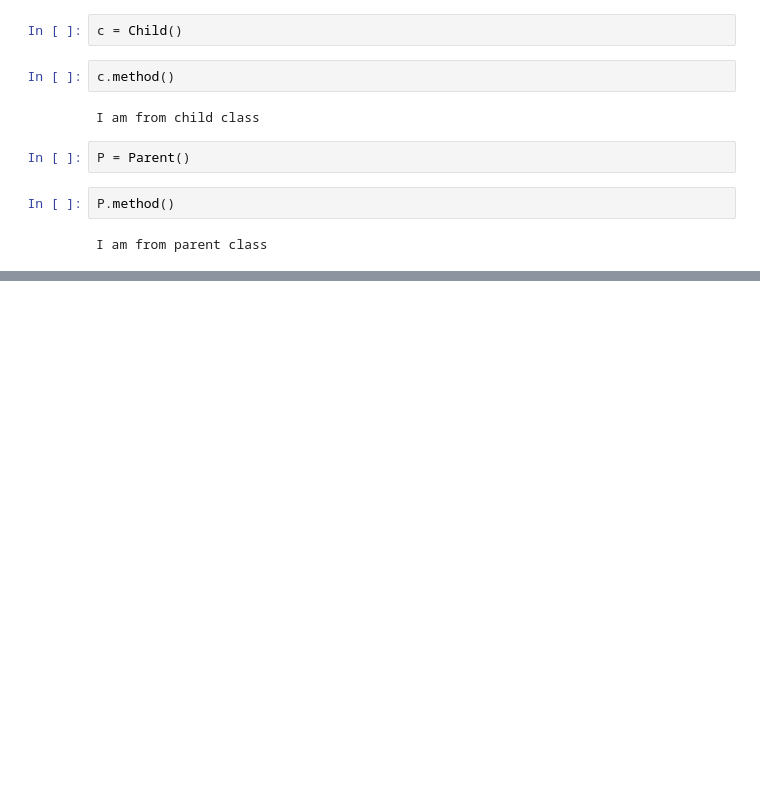
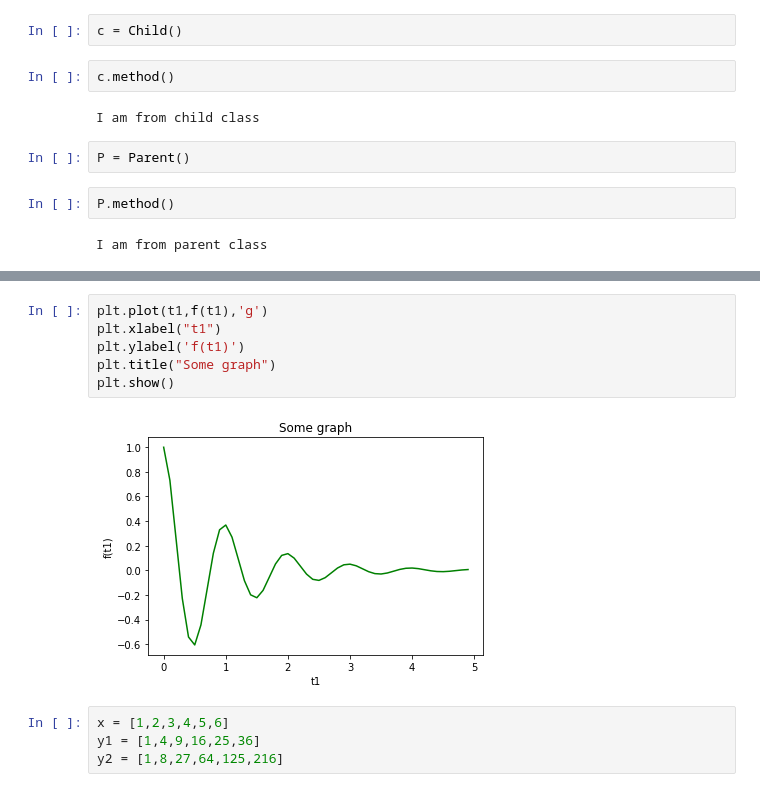
Before and after one commit to sharmasaravanan/Machine_learning, a Jupyter notebook: MSME-Python_30-Aug-2019.ipynb, the cells around one changed output, grey strips where cells are left out. Saved outputs shown, nothing was run; the diff lists cells and outputs as text; blank space fills up the shorter version.

```diff
--- a/MSME-Python_30-Aug-2019.ipynb
+++ b/MSME-Python_30-Aug-2019.ipynb
@@ -788,0 +1241,12 @@ I am from parent class
+# %%
+plt.plot(t1,f(t1),'g')
+plt.xlabel("t1")
+plt.ylabel('f(t1)')
+plt.title("Some graph")
+plt.show()
+# %% [output]
+[figure, added]
+# %%
+x = [1,2,3,4,5,6]
+y1 = [1,4,9,16,25,36]
+y2 = [1,8,27,64,125,216]
```
Also changed, not shown: parts of 81 cells of this notebook, 11 other files.
